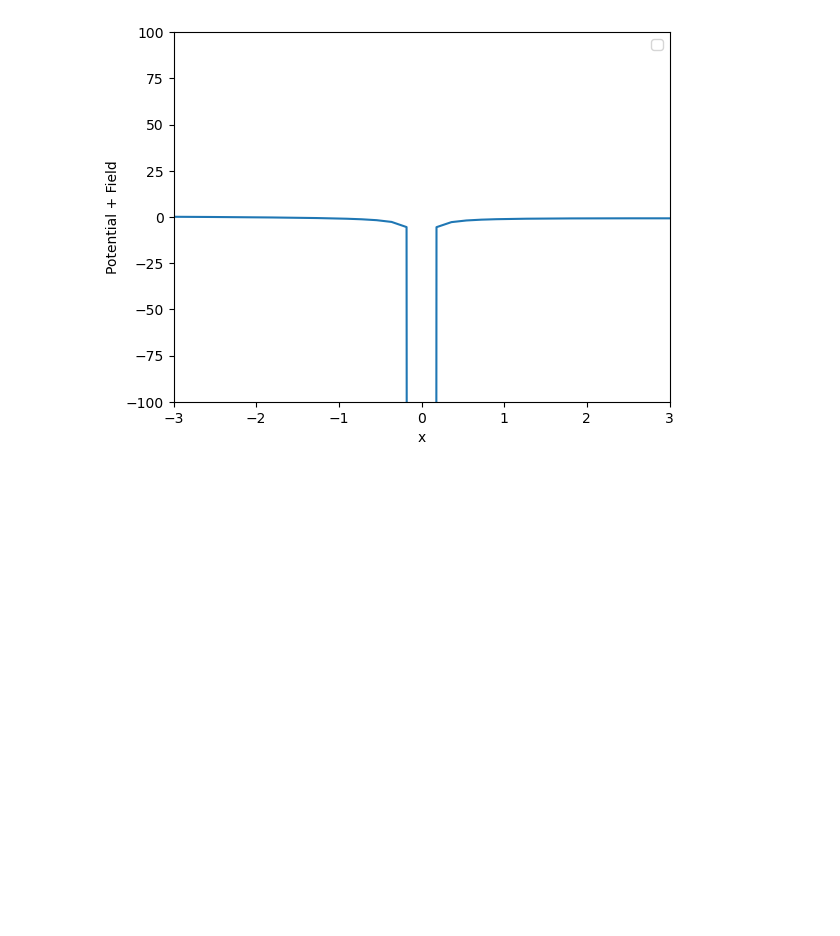
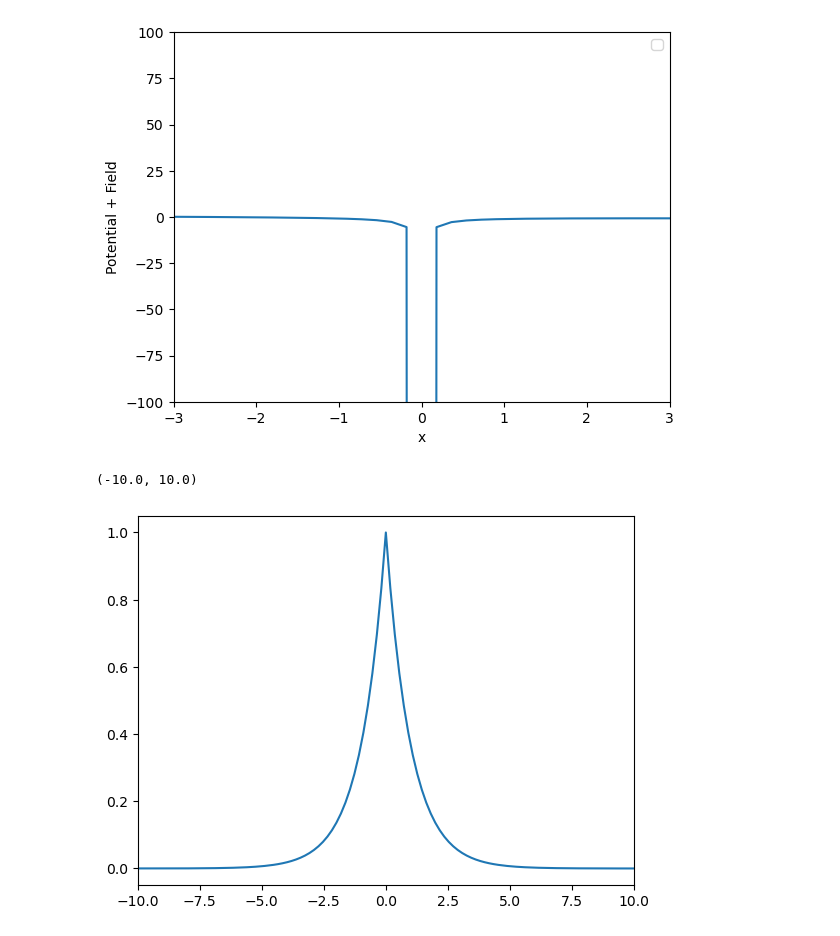
Before and after one commit to Volalex2000/HHG, a Jupyter notebook: New numerical resolution of TDSE.ipynb, the cells around one changed output. Saved outputs shown, nothing was run; the diff lists cells and outputs as text; code cells hidden in the pictures; blank space fills up the shorter version.

```diff
--- a/New numerical resolution of TDSE.ipynb
+++ b/New numerical resolution of TDSE.ipynb
@@ -245,3 +249,10 @@ plt.show()
 # %% [output]
 No artists with labels found to put in legend.  Note that artists whose label start with an underscore are ignored when legend() is called with no argument.
 [figure]
+# %%
+plt.figure()
+plt.plot(X,psi_init)
+plt.xlim(-10,10)
+# %% [output]
+(-10.0, 10.0)
+[figure, added]
```
Also changed, not shown: parts of 6 cells of this notebook.
